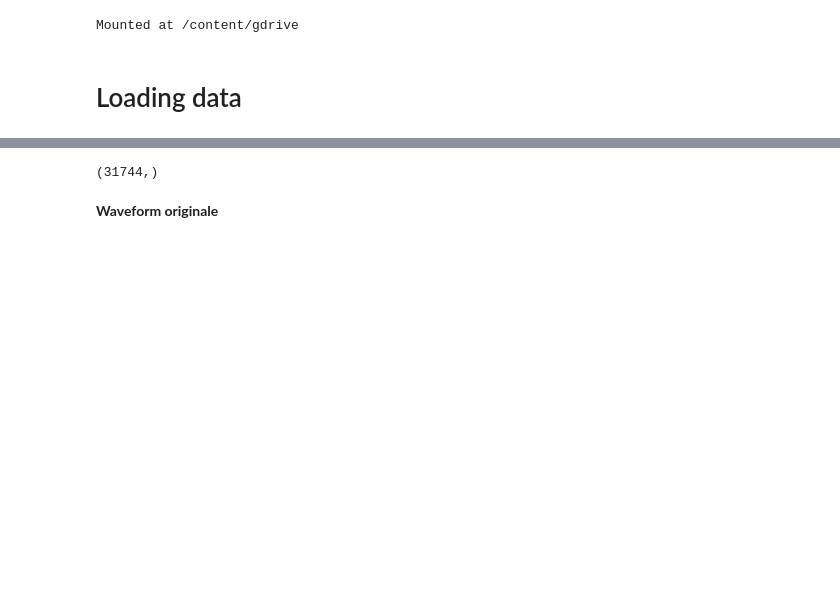
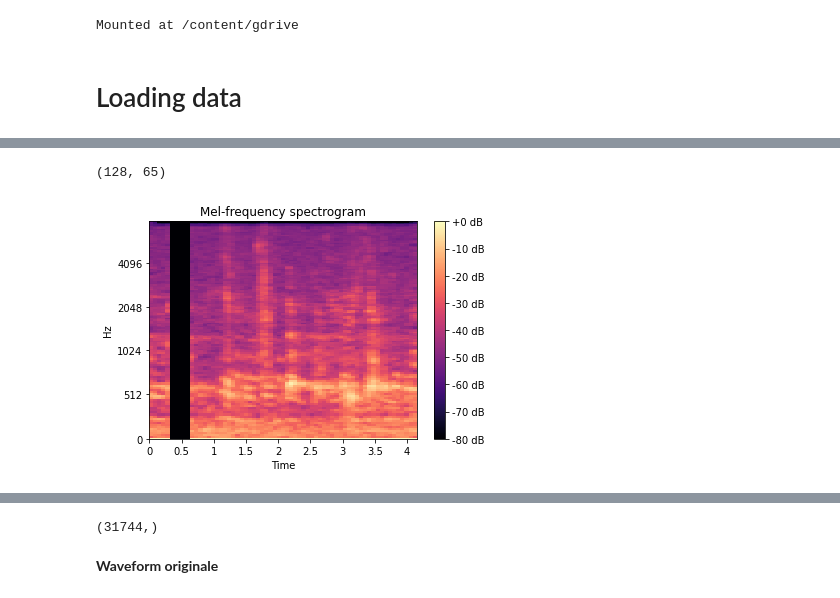
Before and after one commit to LIMUNIMI/TM-Pedretti_Davide-Sound_classification_in_the_presence_of_missing_samples, a Jupyter notebook: Spectrogram_reconstruction.ipynb, the cells around one changed output, grey strips where cells are left out. Saved outputs shown, nothing was run; the diff lists cells and outputs as text; code cells hidden in the pictures; blank space fills up the shorter version.

```diff
--- a/Spectrogram_reconstruction.ipynb
+++ b/Spectrogram_reconstruction.ipynb
@@ -87,0 +129,14 @@ x_recon[:, 0:16]=x_missing_mel
+# %%
+x_norm = (x - np.min(x)) / (np.max(x)-np.min(x))
+# %%
+x_mel_norm = librosa.feature.melspectrogram(y=x_norm.reshape(-1), sr=8000, hop_length=500)
+# %%
+print(x_mel_norm.shape)
+# %% [output]
+(128, 65)
+# %%
+x_mel_norm[:,5:10]=0
+# %%
+plot_spectrogram(x_mel_norm)
+# %% [output]
+[figure, added]
```
Also changed, not shown: parts of 45 cells of this notebook.
